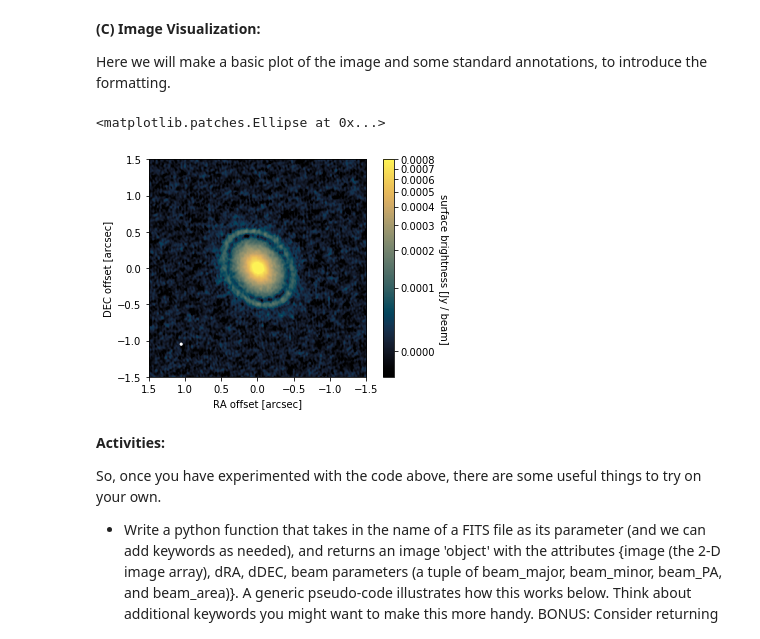
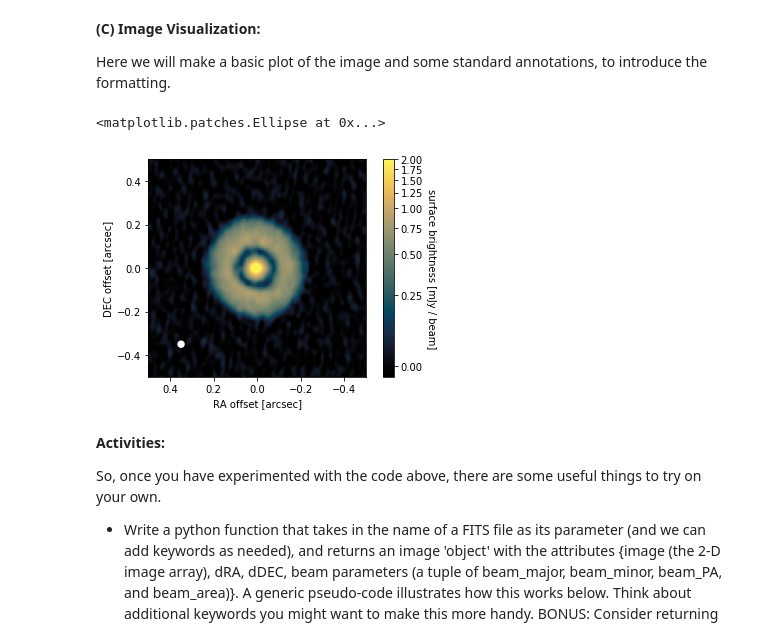
Before and after one commit to seanandrews/DSHARP_CPDs, a Jupyter notebook: Part1_ImageManipulation.ipynb, the cells around one changed output. Saved outputs shown, nothing was run; the diff lists cells and outputs as text; code cells hidden in the pictures.

Commit message:
switched to SR 4; image notebook updated

```diff
--- a/Part1_ImageManipulation.ipynb
+++ b/Part1_ImageManipulation.ipynb
@@ -20,7 +20,7 @@ from astropy.visualization import (AsinhStretch, LogStretch, ImageNormalize)
 %matplotlib inline
 
 # disk target name
-disk_name = 'GWLup'
+disk_name = 'SR4'
 
 # set this to your project directory (or however you like)
 working_dir = '/Users/sandrews/Desktop/DSHARP_CPDs/'
@@ -57,7 +59,7 @@ DEC = header['CRVAL2'] + header['CDELT2'] * (np.arange(ny) - (header['CRPIX2'] -
 RAo, DECo = 3600 * (RA - header['CRVAL1']), 3600 * (DEC - header['CRVAL2'])
 
 # shift these coordinates to account for the center of the disk (offRA, offDEC)
-offRA, offDEC = 0., 0.    # we can experiment with these
+offRA, offDEC = -0.0636, -0.5090    # measured in Huang et al. 2018, ApJL, 869, L42
 RAo_shift, DECo_shift = RAo - offRA, DECo - offDEC
 
 # now convert these to two-dimensional arrays of RA and DEC offsets from the disk center for each pixel
@@ -83,37 +85,37 @@ Here we will make a basic plot of the image and some standard annotations, to in
 # %%
 # define the full image boundaries with a list of the min/max RA and DEC offsets
 # (note the reverse ordering for RA, since this is plotted with E to the left)
 im_bounds = (dRA.max(), dRA.min(), dDEC.min(), dDEC.max())
 
 # now set the RA and DEC offset ranges you want to show
-dRA_lims  = [1.5, -1.5]      # (same reverse ordering to ensure E is to the left)
-dDEC_lims = [-1.5, 1.5]
+dRA_lims  = [0.5, -0.5]      # (same reverse ordering to ensure E is to the left)
+dDEC_lims = [-0.5, 0.5]
 
 # now define the color-map, intensity limits, and stretch
 cmap = cmr.eclipse
-vmin, vmax = -3e-5, 8e-4    # these are in Jy/beam units
+vmin, vmax = -0.03, 2.0    # these are in mJy/beam units
 norm = ImageNormalize(vmin=vmin, vmax=vmax, stretch=AsinhStretch())
 
 # set up and plot the image on the specified scale
 fig, ax = plt.subplots()
-im = ax.imshow(image, origin='lower', cmap=cmap, extent=im_bounds, norm=norm, aspect='equal')
+im = ax.imshow(1e3*image, origin='lower', cmap=cmap, extent=im_bounds, norm=norm, aspect='equal')
 ax.set_xlim(dRA_lims)
 ax.set_ylim(dDEC_lims)
 ax.set_xlabel('RA offset [arcsec]')
 ax.set_ylabel('DEC offset [arcsec]')
 
 # add a scalebar
 cb = plt.colorbar(im, ax=ax, pad=0.05)
-cb.set_label('surface brightness [Jy / beam]', rotation=270, labelpad=13)
+cb.set_label('surface brightness [mJy / beam]', rotation=270, labelpad=13)
 
 # make an ellipse to show the PSF (beam) dimensions, in the lower left corner (its very small!)
 beam = Ellipse((dRA_lims[0] + 0.15*np.diff(dRA_lims), dDEC_lims[0] + 0.15*np.diff(dDEC_lims)),
                 beam_maj, beam_min, 90-beam_PA)
 beam.set_facecolor('w')
 ax.add_artist(beam)
 # %% [output]
 <matplotlib.patches.Ellipse at 0x...>
-[figure, old version]
+[figure, new version]
 # %% [markdown]
 **Activities:**
 
```
Also changed, not shown: parts of 3 cells of this notebook, 2 other files.
